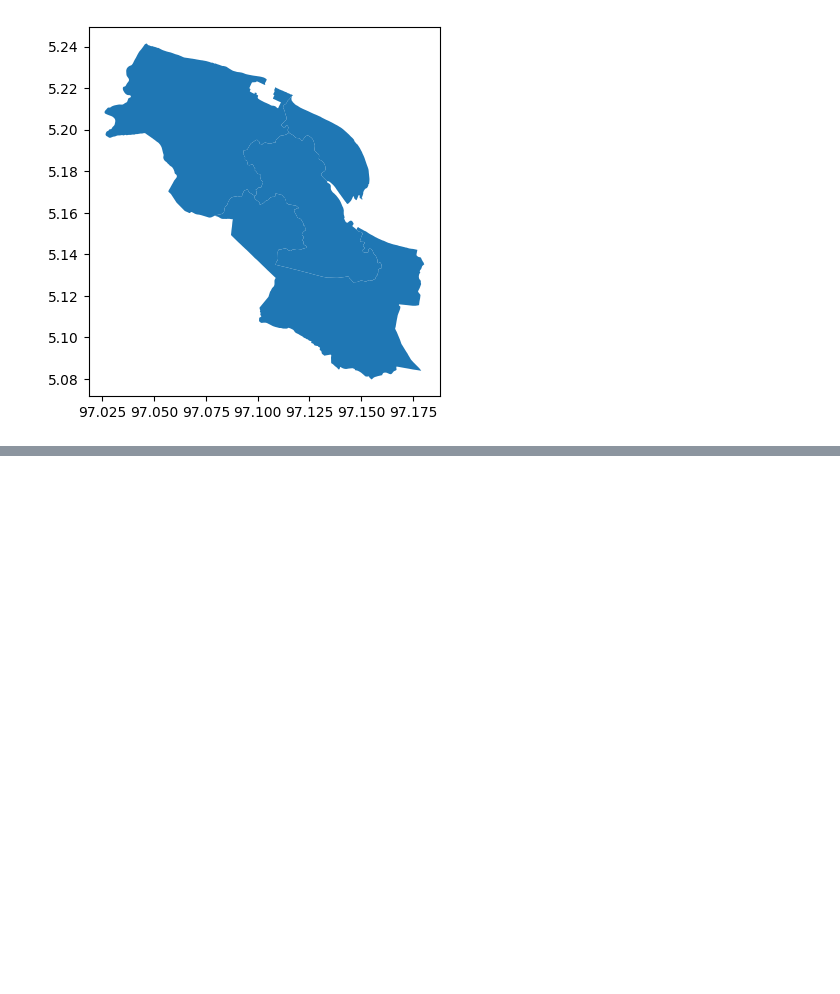
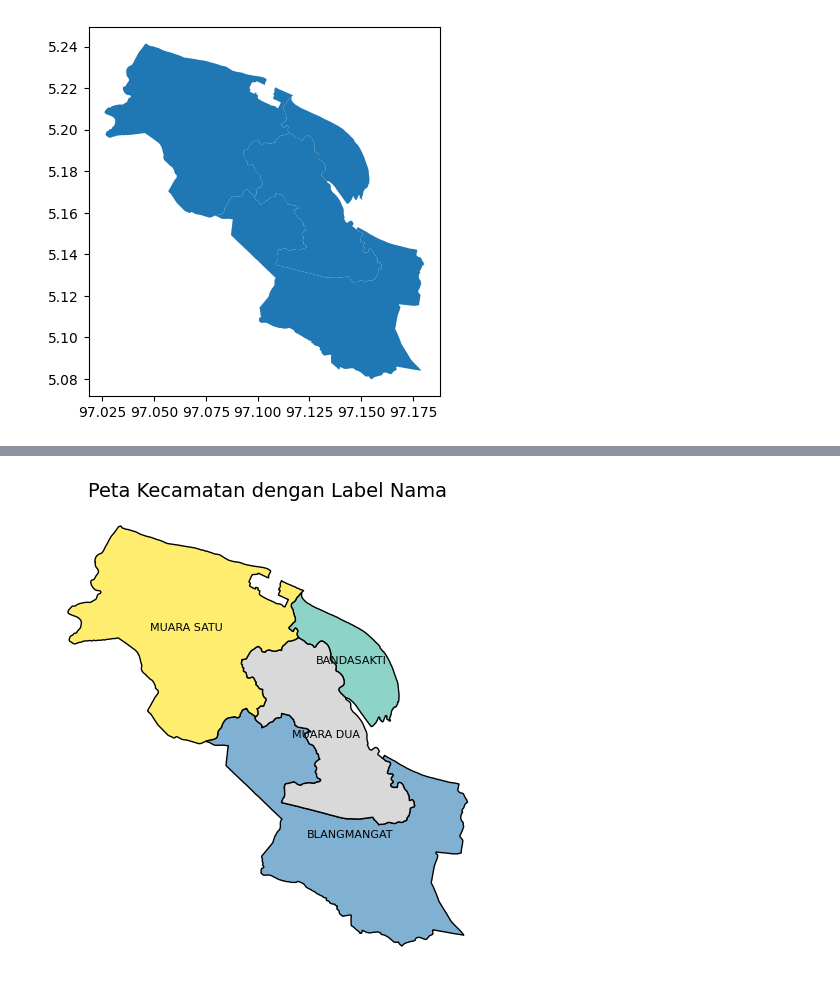
Before and after one commit to asrianda/GIS, a Jupyter notebook: LatGis2.ipynb, the cells around one changed output, grey strips where cells are left out. Cells and saved outputs as stored; diff of their text form; code cells hidden in the pictures; blank space fills up the shorter version.

```diff
--- a/LatGis2.ipynb
+++ b/LatGis2.ipynb
@@ -79,0 +109,27 @@ gdfs['ADMINISTRASIKECAMATAN_AR_50K.shp'].plot()
+# %%
+import matplotlib.pyplot as plt
+
+# Ambil GeoDataFrame kecamatan
+gdf_kec = gdfs['ADMINISTRASIKECAMATAN_AR_50K.shp']
+
+# Buat plot
+fig, ax = plt.subplots(figsize=(8, 6))
+
+# Plot berdasarkan kolom NAMOBJ (misalnya nama kecamatan)
+gdf_kec.plot(column='NAMOBJ', cmap='Set3', edgecolor='black', ax=ax)
+
+# Tambahkan label nama kecamatan di tengah polygon (centroid)
+for idx, row in gdf_kec.iterrows():
+    if row['geometry'].geom_type in ['Polygon', 'MultiPolygon']:
+        plt.text(row['geometry'].centroid.x,
+                 row['geometry'].centroid.y,
+                 row['NAMOBJ'],
+                 fontsize=8,
+                 ha='center', va='center')
+
+# Tambahkan judul dan hilangkan sumbu
+plt.title("Peta Kecamatan dengan Label Nama", fontsize=14)
+plt.axis('off')
+plt.show()
+# %% [output]
+[figure, added]
```
Also changed, not shown: parts of 3 cells of this notebook.
